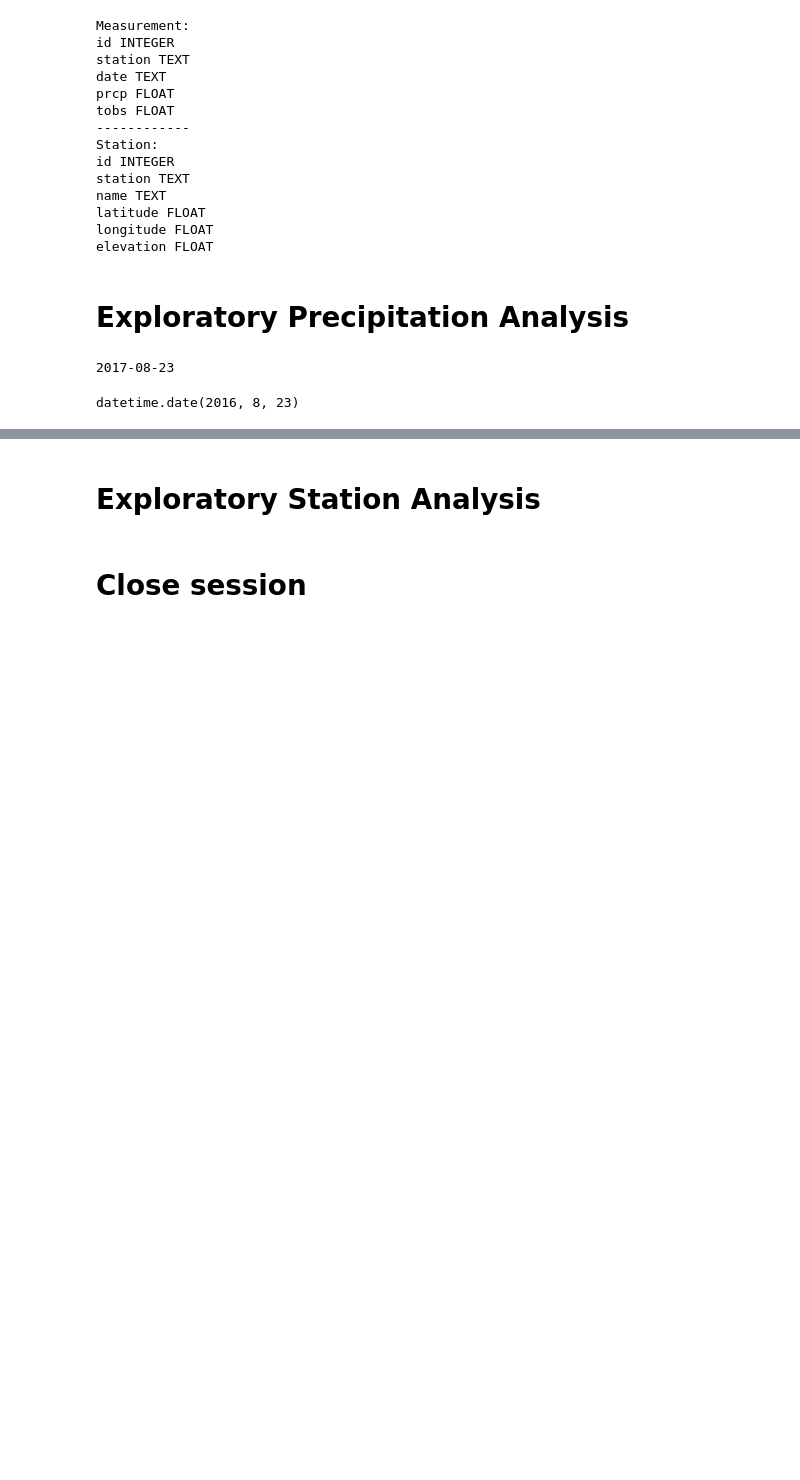
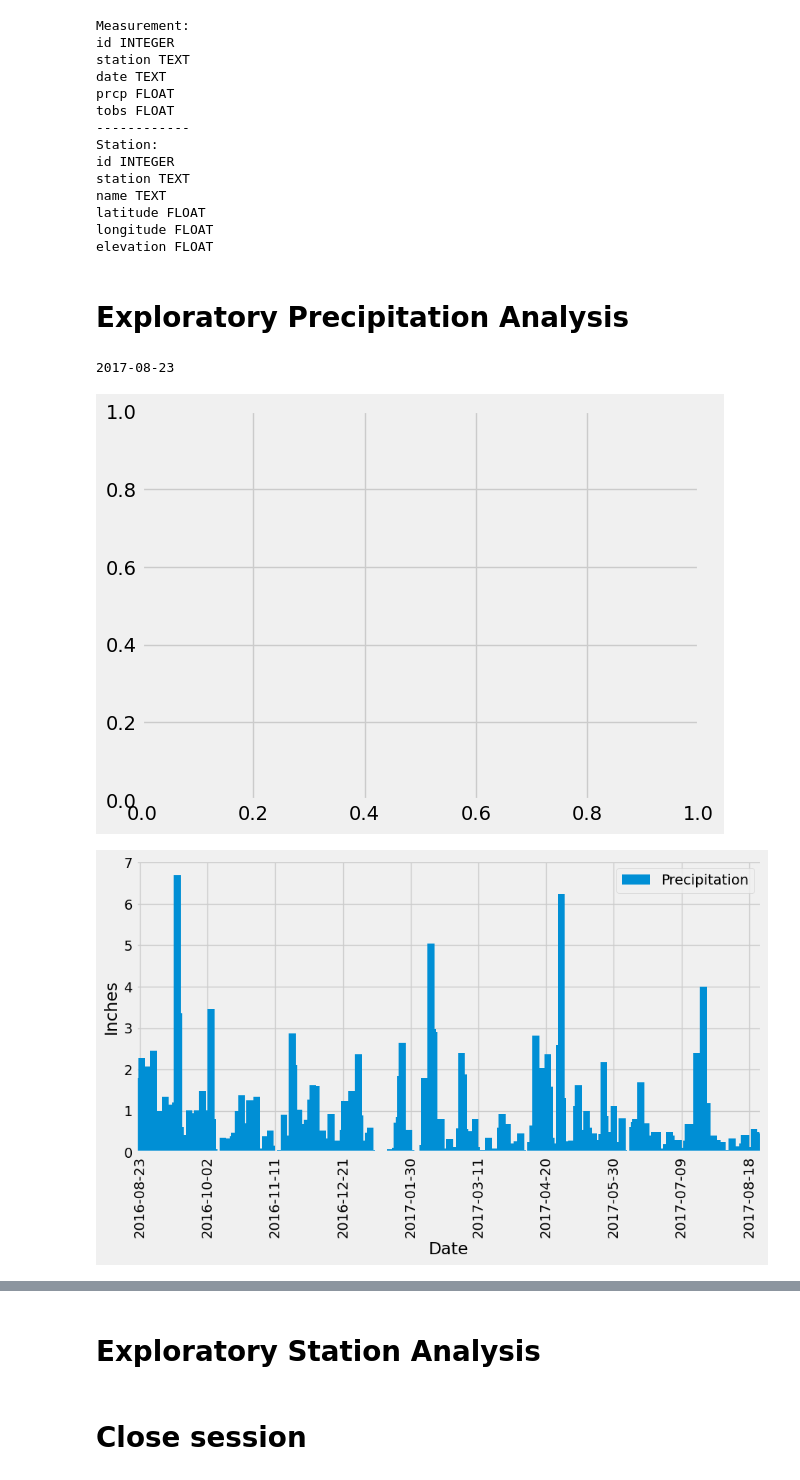
Before and after one commit to andcetera/sqlalchemy-challenge, a Jupyter notebook: climate_starter.ipynb, the cells around one changed output, grey strips where cells are left out. Cells and saved outputs as stored; diff of their text form; code cells hidden in the pictures; blank space fills up the shorter version.

Commit message:
progress on prcp graphing

```diff
--- a/climate_starter.ipynb
+++ b/climate_starter.ipynb
@@ -75,23 +75,34 @@ print(most_recent)
 # %%
 # Design a query to retrieve the last 12 months of precipitation data and plot the results.
 # Starting from the most recent data point in the database.
 
 # Calculate the date one year from the last date in data set.
 last = dt.datetime.strptime(most_recent, "%Y-%m-%d").date()
 twelve_mo = last - dt.timedelta(days=365)
-twelve_mo
 
-# Perform a query to retrieve the data and precipitation scores
-
+# Perform a query to retrieve the date and precipitation scores
+data = session.query(Measurement.date, Measurement.prcp).filter(Measurement.date >= twelve_mo)
 
 # Save the query results as a Pandas DataFrame and set the index to the date column
+df = pd.DataFrame(data, columns=['Date', 'Precipitation'])
+indx = df.set_index('Date')
 
+# Group results by date & take the highest value to graph (per example)
+max = indx.groupby('Date').max()
 
 # Sort the dataframe by date
-
+prcp = max.sort_index()
 
 # Use Pandas Plotting with Matplotlib to plot the data
+fig, ax = plt.subplots()
+ax = prcp.plot(kind='bar', figsize=(10, 5), grid=True, width=4)
+ax.set_xticks(ax.get_xticks()[::40])
+plt.ylabel('Inches')
+plt.show()
+
+#still need rounded tips and to get rid of random extra blank graph...
 # %% [output]
-datetime.date(2016, 8, 23)
+[figure, added]
+[figure, added]
 # %%
 # Use Pandas to calcualte the summary statistics for the precipitation data
```
Also changed, not shown: parts of 1 cell of this notebook.
